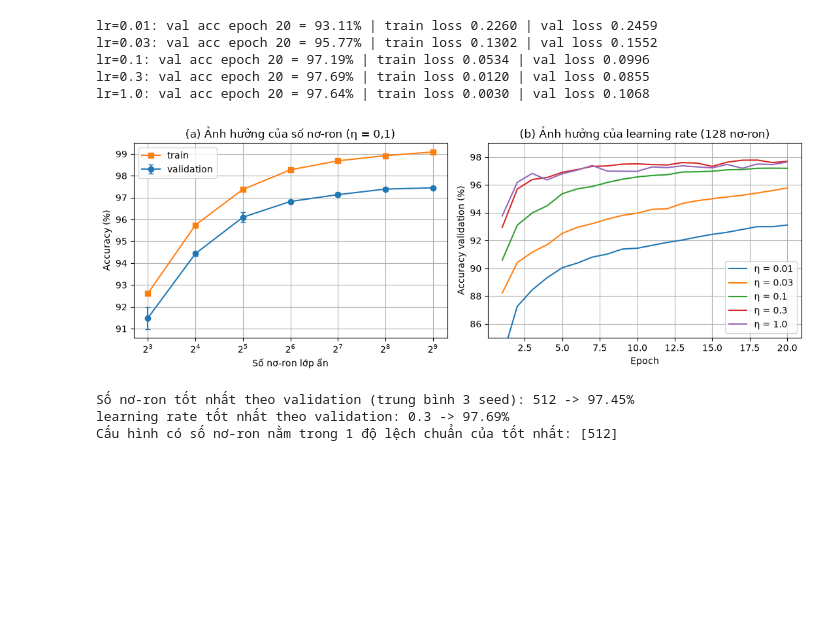
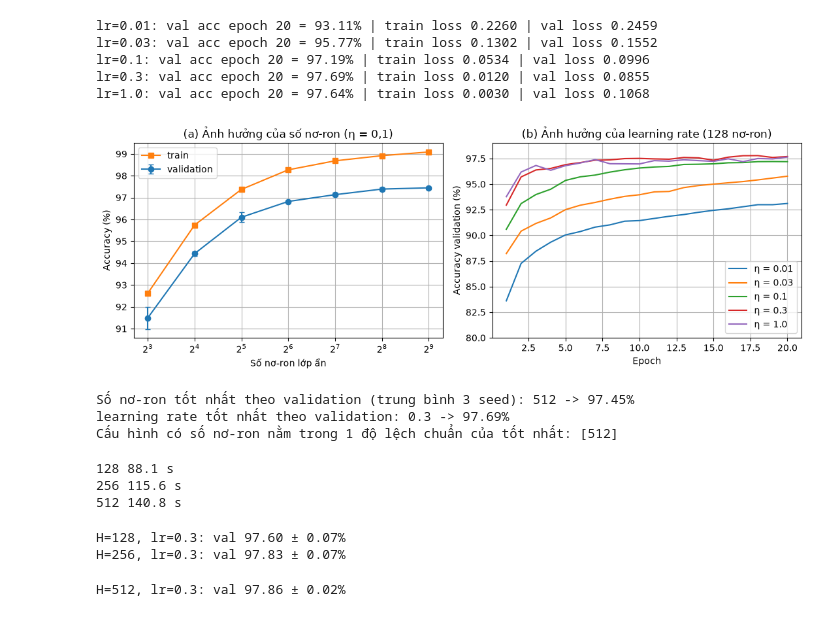
Before and after one commit to SharkNguuu/mnist-project, a Jupyter notebook: notebooks/mlp_hyper.ipynb, the cells around one changed output. Cells and saved outputs as stored; diff of their text form; code cells hidden in the pictures; blank space fills up the shorter version.

```diff
--- a/notebooks/mlp_hyper.ipynb
+++ b/notebooks/mlp_hyper.ipynb
@@ -57,27 +57,27 @@ lr=1.0: val acc epoch 20 = 97.64% | train loss 0.0030 | val loss 0.1068
 # %%
 fig, ax = plt.subplots(1, 2, figsize=(11, 4))
 
 # (a) số nơ-ron
 Hs = list(resA)
 ax[0].errorbar(Hs, [resA[h]["va_mean"] * 100 for h in Hs],
                yerr=[resA[h]["va_std"] * 100 for h in Hs], marker="o", capsize=3, label="validation")
 ax[0].plot(Hs, [resA[h]["tr_mean"] * 100 for h in Hs], marker="s", label="train")
 ax[0].set_xscale("log", base=2)
 ax[0].set_xlabel("Số nơ-ron lớp ẩn"); ax[0].set_ylabel("Accuracy (%)")
 ax[0].set_title("(a) Ảnh hưởng của số nơ-ron (η = 0,1)"); ax[0].legend(); ax[0].grid(True)
 
 # (b) learning rate, đường học theo epoch
 for lr, h in resB.items():
     ax[1].plot(range(1, 21), np.array(h["val_acc"]) * 100, label=f"η = {lr}")
-ax[1].set_ylim(85, 99)
+ax[1].set_ylim(80, 99)
 ax[1].set_xlabel("Epoch"); ax[1].set_ylabel("Accuracy validation (%)")
 ax[1].set_title("(b) Ảnh hưởng của learning rate (128 nơ-ron)"); ax[1].legend(); ax[1].grid(True)
 
 plt.tight_layout()
 plt.savefig(p / "report" / "mlp_hyper.png", dpi=150)
 plt.show()
 # %% [output]
-[figure, old version]
+[figure, new version]
 # %%
 best_H = max(resA, key=lambda h: resA[h]["va_mean"])
 best_lr = max(resB, key=lambda lr: resB[lr]["val_acc"][-1])
@@ -94,3 +94,33 @@ print("Cấu hình có số nơ-ron nằm trong 1 độ lệch chuẩn của t
 Số nơ-ron tốt nhất theo validation (trung bình 3 seed): 512 -> 97.45%
 learning rate tốt nhất theo validation: 0.3 -> 97.69%
 Cấu hình có số nơ-ron nằm trong 1 độ lệch chuẩn của tốt nhất: [512]
+# %%
+for H in [128, 256, 512]:
+    net = MLP(n_hidden=H, seed=0)
+    with Timer() as t:
+        train_mlp(net, Xtr, ytr, Xva, yva, lr=0.1, epochs=20, batch_size=128, seed=0, track=False)
+    print(H, round(t.seconds, 1), "s")
+# %% [output]
+128 88.1 s
+256 115.6 s
+512 140.8 s
+# %%
+for H in [128, 256]:
+    va = []
+    for s in [0, 1, 2]:
+        net = MLP(n_hidden=H, seed=s)
+        train_mlp(net, Xtr, ytr, Xva, yva, lr=0.3, epochs=20, batch_size=128, seed=s, track=False)
+        va.append(eval_loss_acc(net, Xva, yva)[1])
+    print(f"H={H}, lr=0.3: val {np.mean(va)*100:.2f} ± {np.std(va)*100:.2f}%")
+# %% [output]
+H=128, lr=0.3: val 97.60 ± 0.07%
+H=256, lr=0.3: val 97.83 ± 0.07%
+# %%
+va = []
+for s in [0, 1, 2]:
+    net = MLP(n_hidden=512, seed=s)
+    train_mlp(net, Xtr, ytr, Xva, yva, lr=0.3, epochs=20, batch_size=128, seed=s, track=False)
+    va.append(eval_loss_acc(net, Xva, yva)[1])
+print(f"H=512, lr=0.3: val {np.mean(va)*100:.2f} ± {np.std(va)*100:.2f}%")
+# %% [output]
+H=512, lr=0.3: val 97.86 ± 0.02%
```
Also changed, not shown: parts of 1 cell of this notebook, 3 other files.
